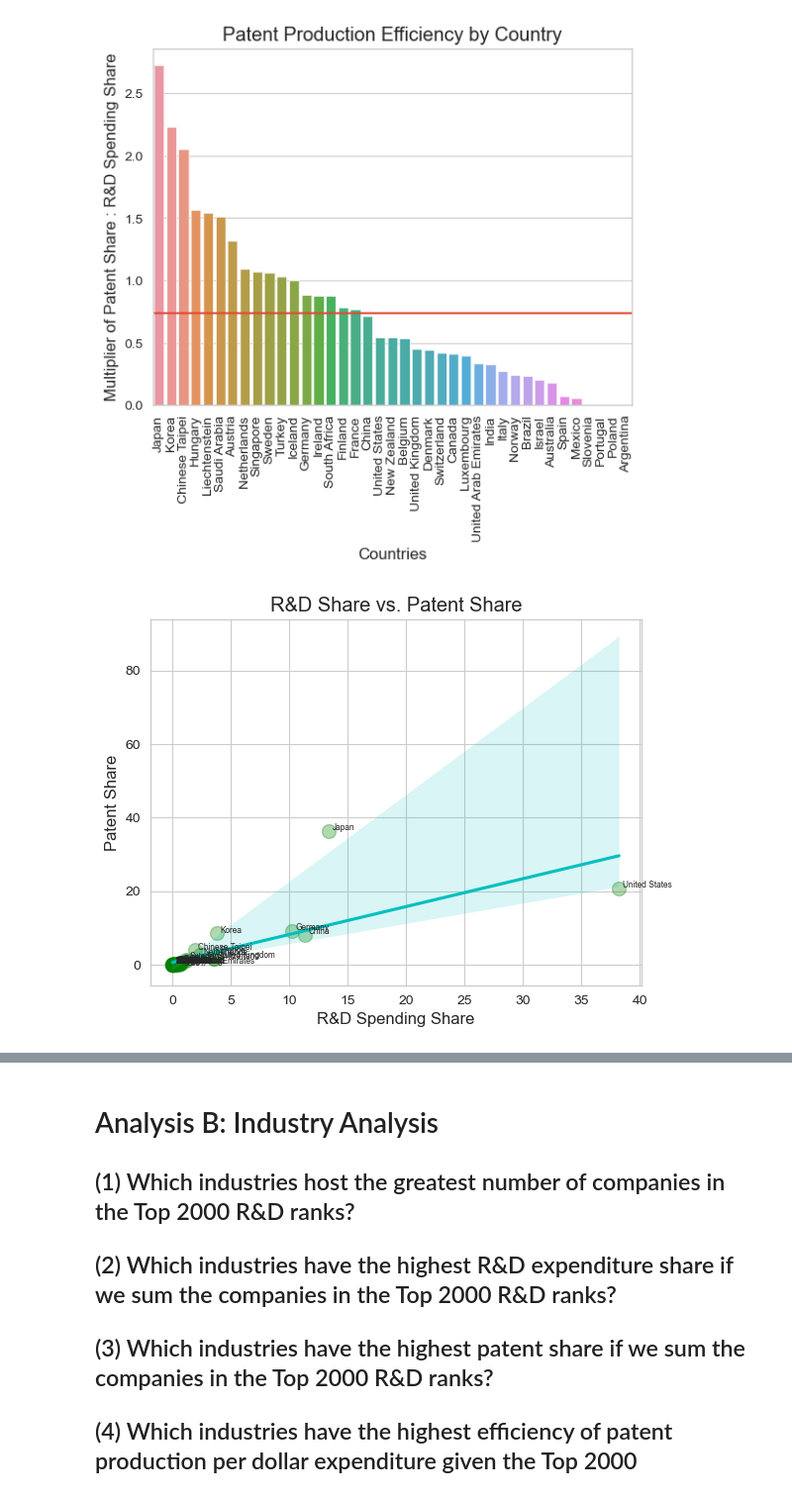
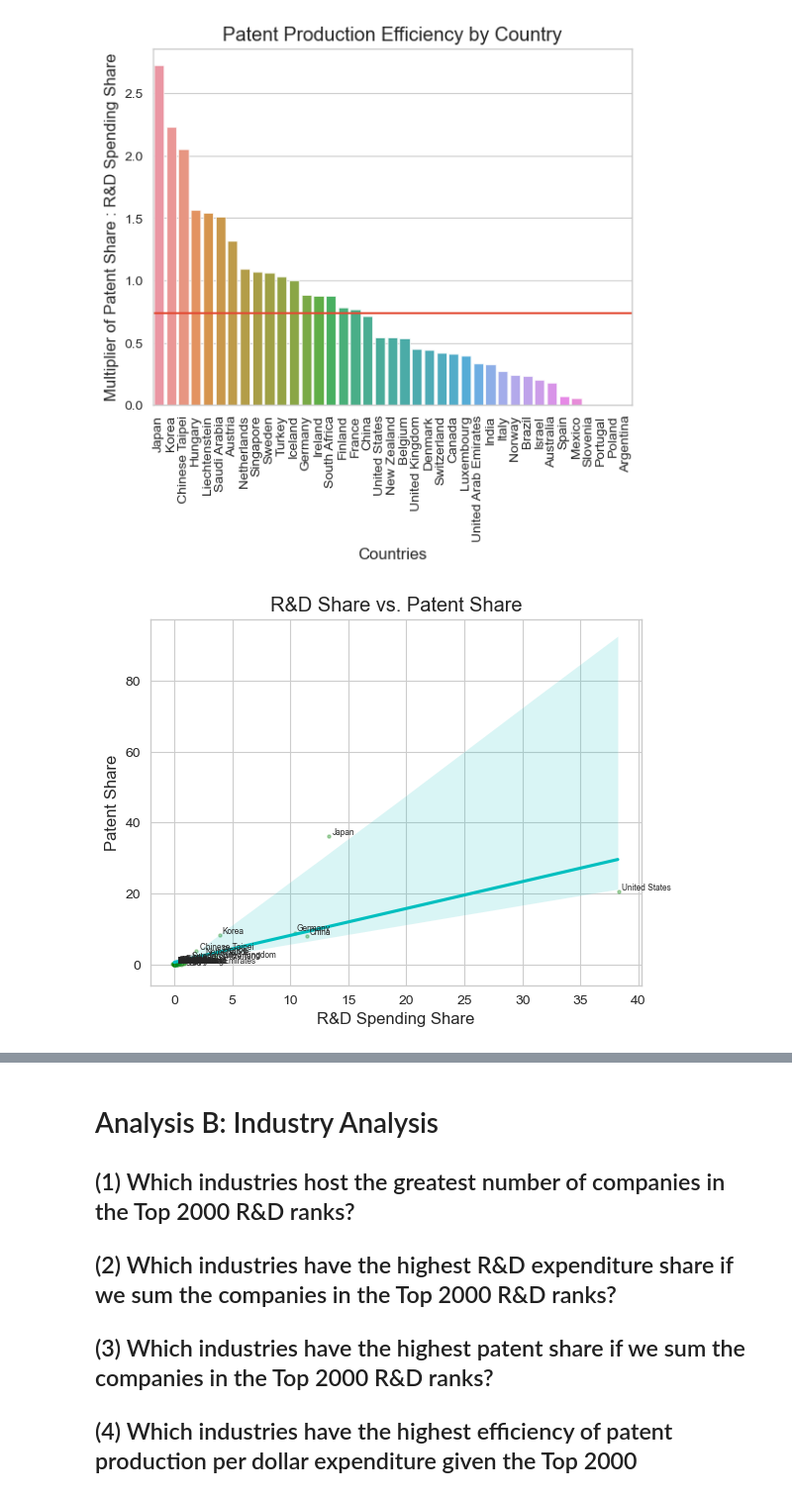
Before and after one commit to bassoonelephant/ip-productivity, a Jupyter notebook: ip_workbench.ipynb, the cells around one changed output, grey strips where cells are left out. Shown at 99% size. Drawn from its saved outputs; the diff is of its cells as text; code cells hidden in the pictures.

Commit message:
finish draft 3 of country visualizations

```diff
--- a/ip_workbench.ipynb
+++ b/ip_workbench.ipynb
@@ -458,33 +458,34 @@ plt.axhline(y = country_analysis['patent_eff'].mean())
 plt.show()
 # %% [output]
 [figure]
-# %%
-# Scatterplot with Linear Regression
-
-# Draw scatterplot
-df = country_analysis
-
-sns.set_style('whitegrid')
-
-sns.regplot(x = 'rd_share',
-            y = 'patent_share',
-            data = df,
-            scatter_kws = {"color":"green", "alpha":0.3, "s":100},
-            line_kws = {"color":"c"},
-           )
-
-# Axes and Labels
-plt.title('R&D Share vs. Patent Share')
-plt.xlabel('R&D Spending Share')
-plt.ylabel('Patent Share')
-
-# Add labels
-for i in range(df.shape[0]):
-    plt.text(x = df.rd_share[i]+0.3, y = df.patent_share[i]+0.3, s=df.hq_country[i],
-    fontdict = dict(size = 6))
-
-
-
-plt.show()
-# %% [output]
-[figure, removed]
+# %%
+# Scatterplot with Linear Regression
+
+# Draw scatterplot
+df = country_analysis
+
+sns.set_style('whitegrid')
+
+sns.regplot(x = 'rd_share',
+            y = 'patent_share',
+            data = df,
+            x_jitter = 0.2,
+            y_jitter = 0.2,
+            scatter_kws = {"color":"green", "alpha":0.3, "s":5},
+            line_kws = {"color":"c"},
+           )
+
+# Axes and Labels
+plt.title('R&D Share vs. Patent Share')
+plt.xlabel('R&D Spending Share')
+plt.ylabel('Patent Share')
+
+# Add labels
+for i in range(df.shape[0]):
+    plt.text(x = df.rd_share[i]+0.3, y = df.patent_share[i]+0.3, s=df.hq_country[i],
+    fontdict = dict(size = 6))
+
+# Show graph
+plt.show()
+# %% [output]
+[figure, added]
```
Also changed, not shown: parts of 53 cells of this notebook.
